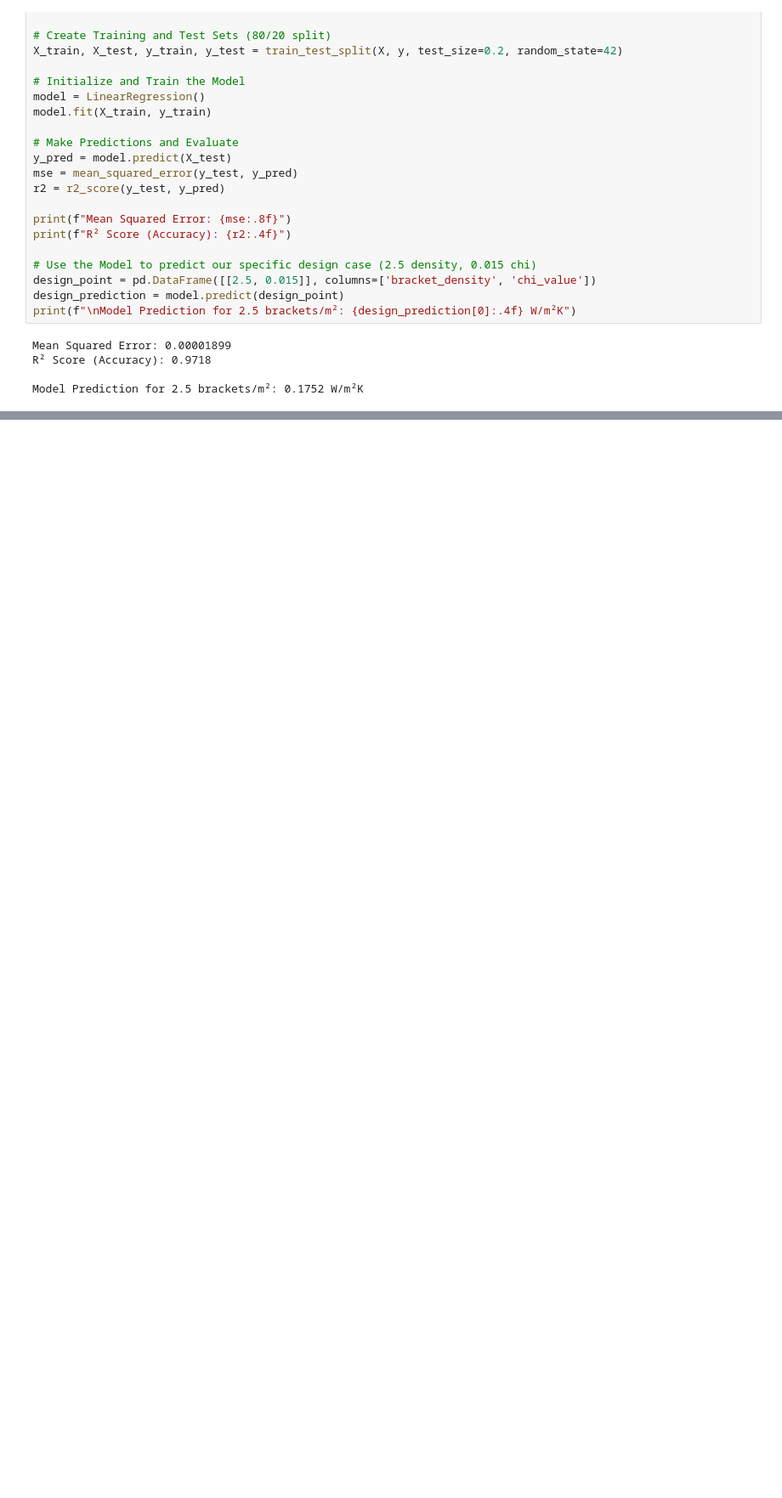
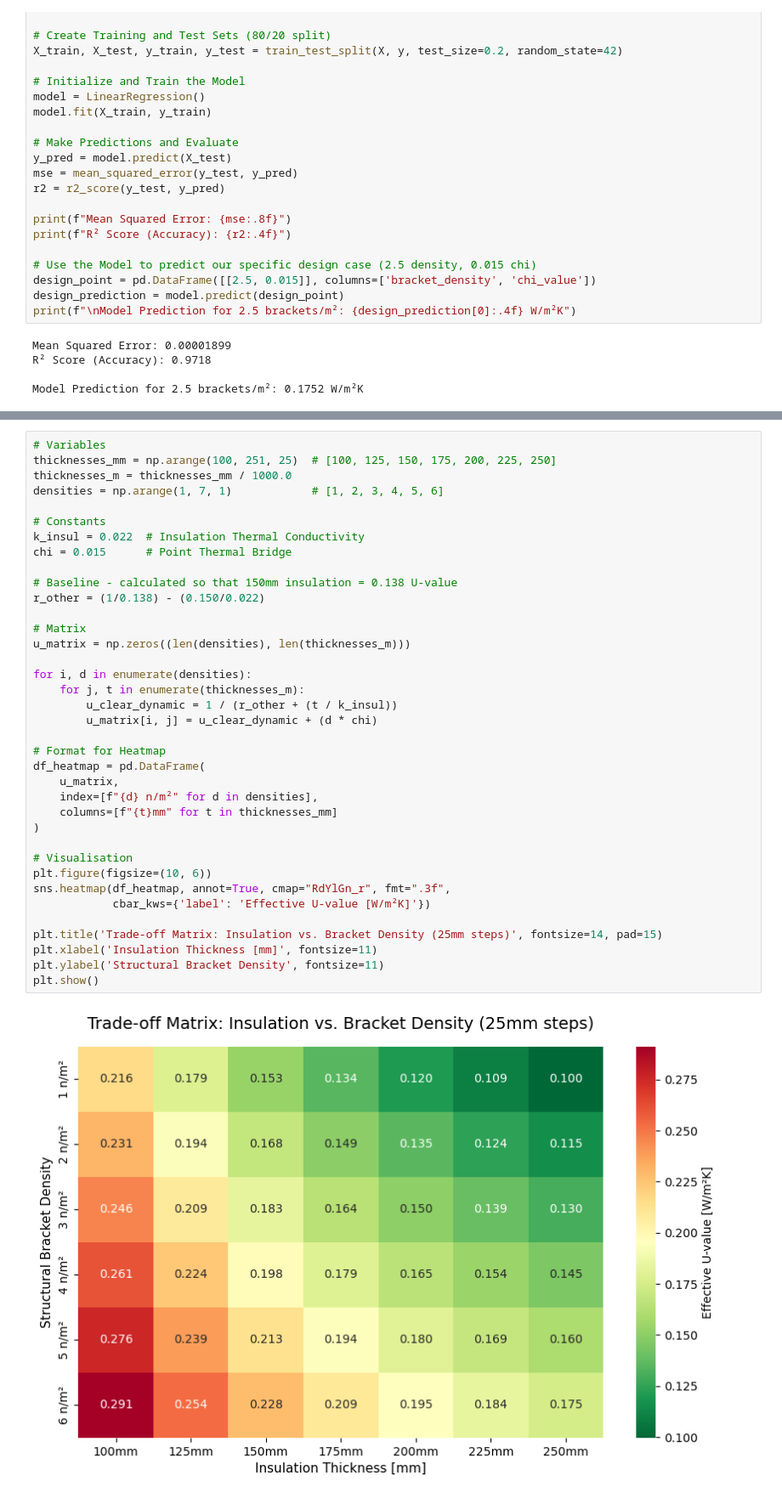
Before and after one commit to Ivan-Pelovski/Math-Concepts-Project, a Jupyter notebook: Math Concepts.ipynb, the cells around one changed output, grey strips where cells are left out. Shown at 85% size. Cells and saved outputs as stored; diff of their text form; blank space fills up the shorter version.

Commit message:
Added 2D Sensitivity Heatmap for design optimization trade-offs

```diff
--- a/Math Concepts.ipynb
+++ b/Math Concepts.ipynb
@@ -359,0 +372,39 @@ Model Prediction for 2.5 brackets/m²: 0.1752 W/m²K
+# %%
+# Variables
+thicknesses_mm = np.arange(100, 251, 25)  # [100, 125, 150, 175, 200, 225, 250]
+thicknesses_m = thicknesses_mm / 1000.0
+densities = np.arange(1, 7, 1)            # [1, 2, 3, 4, 5, 6]
+
+# Constants
+k_insul = 0.022  # Insulation Thermal Conductivity
+chi = 0.015      # Point Thermal Bridge
+
+# Baseline - calculated so that 150mm insulation = 0.138 U-value
+r_other = (1/0.138) - (0.150/0.022)
+
+# Matrix
+u_matrix = np.zeros((len(densities), len(thicknesses_m)))
+
+for i, d in enumerate(densities):
+    for j, t in enumerate(thicknesses_m):
+        u_clear_dynamic = 1 / (r_other + (t / k_insul))
+        u_matrix[i, j] = u_clear_dynamic + (d * chi)
+
+# Format for Heatmap
+df_heatmap = pd.DataFrame(
+    u_matrix,
+    index=[f"{d} n/m²" for d in densities],
+    columns=[f"{t}mm" for t in thicknesses_mm]
+)
+
+# Visualisation
+plt.figure(figsize=(10, 6))
+sns.heatmap(df_heatmap, annot=True, cmap="RdYlGn_r", fmt=".3f",
+            cbar_kws={'label': 'Effective U-value [W/m²K]'})
+
+plt.title('Trade-off Matrix: Insulation vs. Bracket Density (25mm steps)', fontsize=14, pad=15)
+plt.xlabel('Insulation Thickness [mm]', fontsize=11)
+plt.ylabel('Structural Bracket Density', fontsize=11)
+plt.show()
+# %% [output]
+[figure, added]
```
Also changed, not shown: parts of 2 cells of this notebook.
